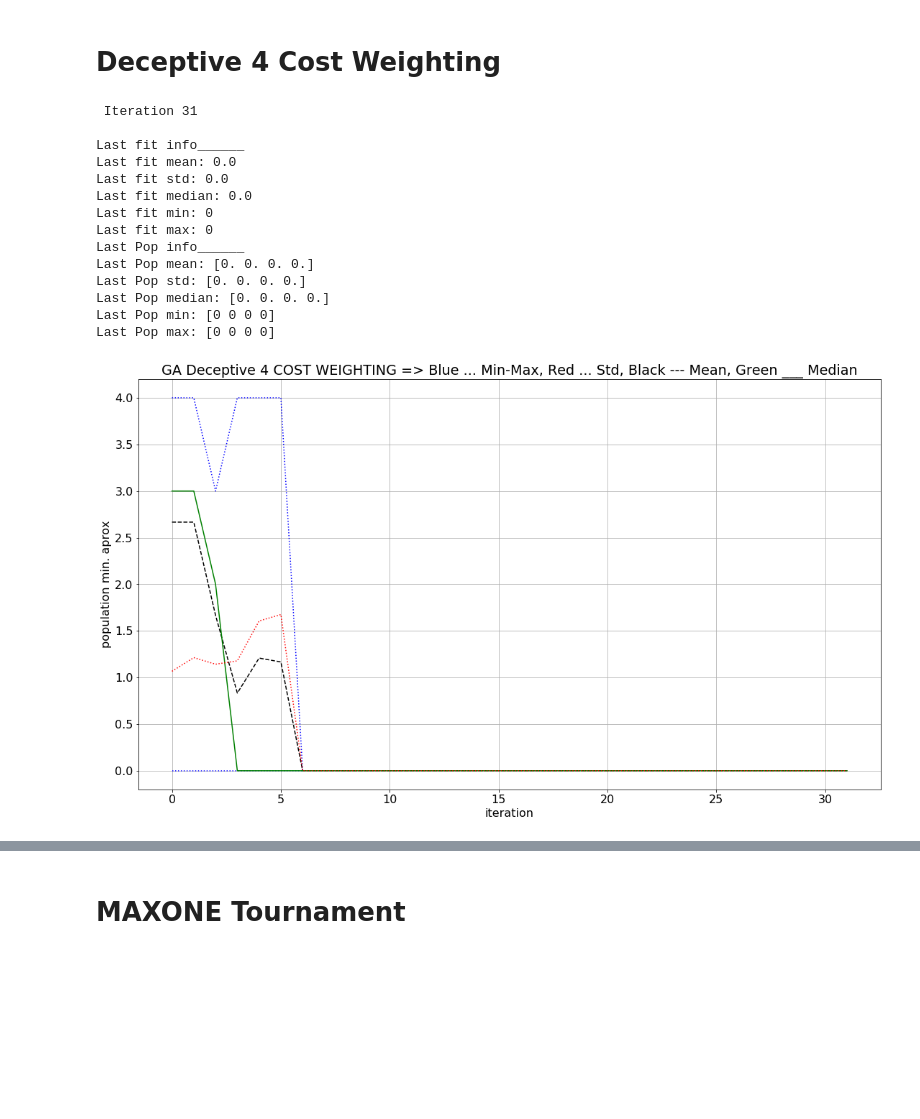
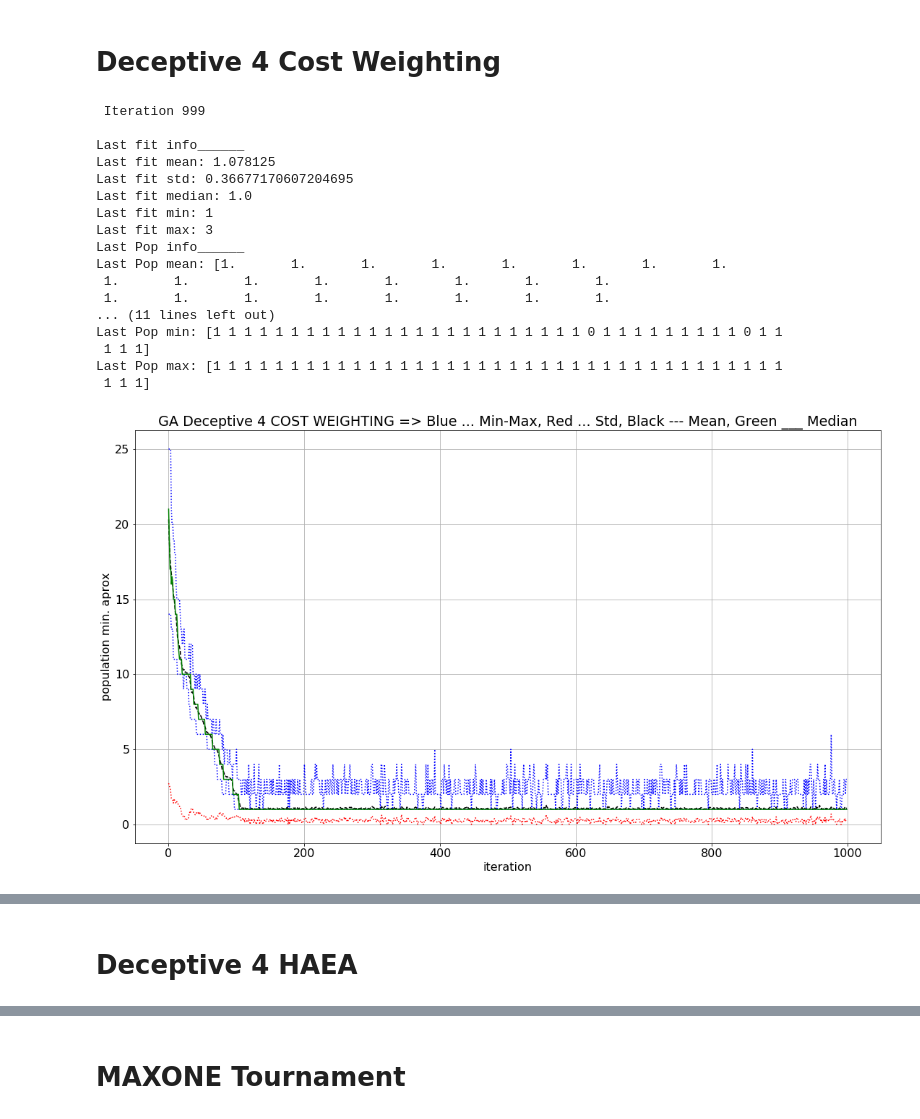
Before and after one commit to sergiojx/minmethods, a Jupyter notebook: Desceptive4MaxOne.ipynb, the cells around one changed output, grey strips where cells are left out. Saved outputs shown, nothing was run; the diff lists cells and outputs as text; code cells hidden in the pictures; blank space fills up the shorter version.

```diff
--- a/Desceptive4MaxOne.ipynb
+++ b/Desceptive4MaxOne.ipynb
@@ -109,11 +131,11 @@ print(children)
 # Deceptive 4 Tournament
 # %%
 # Generate population
-N = 24
-d = 4
-iterations = 32
-matingPercent = 0.5
-mutaPercent = 0.00007
+N = 64
+d = 40
+iterations = 1000
+matingPercent = 0.01
+mutaPercent = 0.02
 # Initial population
 Pop = ga.pgenerator(N=N,d =d)
 # Evolving output matrix
@@ -185,7 +207,7 @@ plt.show()
 # Standard Deviation Plot
 Ala = OUT_Matrix[4]
 stdBarIndex = np.zeros((Ala.shape[0]))
-stdBarIndex[0:Ala.shape[0]:2] = 1
+stdBarIndex[0:Ala.shape[0]:20] = 1
 truncated = Ala*stdBarIndex
 fig = plt.gcf()
 fig.set_size_inches(18.5, 10.5)
@@ -217,11 +244,11 @@ Last Pop max: [0 0 0 0]
 # Deceptive 4 Rank Weighting
 # %%
 # Generate population
-N = 24
-d = 4
-iterations = 32
-matingPercent = 0.6
-mutaPercent = 0.00007
+N = 64
+d = 40
+iterations = 1000
+matingPercent = 0.1
+mutaPercent = 0.01
 # Initial population
 Pop = ga.pgenerator(N=N,d =d)
 # Evolving output matrix
@@ -296,7 +323,7 @@ plt.show()
 # Standard Deviation Plot
 Ala = OUT_Matrix[4]
 stdBarIndex = np.zeros((Ala.shape[0]))
-stdBarIndex[0:Ala.shape[0]:2] = 1
+stdBarIndex[0:Ala.shape[0]:20] = 1
 truncated = Ala*stdBarIndex
 fig = plt.gcf()
 fig.set_size_inches(18.5, 10.5)
@@ -328,11 +360,11 @@ Last Pop max: [0 0 0 0]
 # Deceptive 4 Cost Weighting
 # %%
 # Generate population
-N = 24
-d = 4
-iterations = 32
-matingPercent = 0.8
-mutaPercent = 0.00007
+N = 64
+d = 40
+iterations = 1000
+matingPercent = 0.1
+mutaPercent = 0.01
 # Initial population
 Pop = ga.pgenerator(N=N,d =d)
 # Evolving output matrix
@@ -394,43 +426,46 @@ plt.plot(np.squeeze(Iterations),
          np.squeeze(OUT_Matrix[1]),
          'g-',
          np.squeeze(Iterations),
          np.squeeze(OUT_Matrix[4]),
          'r:',)
 
 plt.ylabel('population min. aprox')
 plt.xlabel('iteration')
 plt.title("GA Deceptive 4 COST WEIGHTING => Blue ... Min-Max, Red ... Std, Black --- Mean, Green ___ Median")
 plt.grid()
 plt.savefig('Deceptive4CostWeightingGA_2d.pdf', format='pdf')
 plt.show()
 
 # Standard Deviation Plot
 Ala = OUT_Matrix[4]
 stdBarIndex = np.zeros((Ala.shape[0]))
-stdBarIndex[0:Ala.shape[0]:2] = 1
+stdBarIndex[0:Ala.shape[0]:20] = 1
 truncated = Ala*stdBarIndex
 fig = plt.gcf()
 fig.set_size_inches(18.5, 10.5)
 plt.errorbar(Iterations, OUT_Matrix[1], truncated)
 plt.ylabel('population min. aprox')
 plt.xlabel('iteration')
 plt.title("GA Deceptive 4 COST WEIGHTING: Median")
 plt.grid()
 plt.savefig('Deceptive4CostWeightingGAStd_2d.pdf', format='pdf')
 plt.show()
 # %% [output]
- Iteration 31
+ Iteration 999
 
 Last fit info______
-Last fit mean: 0.0
-Last fit std: 0.0
-Last fit median: 0.0
-Last fit min: 0
-Last fit max: 0
+Last fit mean: 1.078125
+Last fit std: 0.36677170607204695
+Last fit median: 1.0
+Last fit min: 1
+Last fit max: 3
 Last Pop info______
-Last Pop mean: [0. 0. 0. 0.]
-Last Pop std: [0. 0. 0. 0.]
-Last Pop median: [0. 0. 0. 0.]
-Last Pop min: [0 0 0 0]
-Last Pop max: [0 0 0 0]
+Last Pop mean: [1.       1.       1.       1.       1.       1.       1.       1.
+ 1.       1.       1.       1.       1.       1.       1.       1.
+ 1.       1.       1.       1.       1.       1.       1.       1.
+... (11 lines left out)
+Last Pop min: [1 1 1 1 1 1 1 1 1 1 1 1 1 1 1 1 1 1 1 1 1 1 1 1 0 1 1 1 1 1 1 1 1 1 0 1 1
+ 1 1 1]
+Last Pop max: [1 1 1 1 1 1 1 1 1 1 1 1 1 1 1 1 1 1 1 1 1 1 1 1 1 1 1 1 1 1 1 1 1 1 1 1 1
+ 1 1 1]
-[figure, old version]
+[figure, new version]
@@ -437,0 +473,2 @@ Last Pop max: [0 0 0 0]
+# %% [markdown]
+# Deceptive 4 HAEA
```
Also changed, not shown: parts of 21 cells of this notebook, 5 other files.
